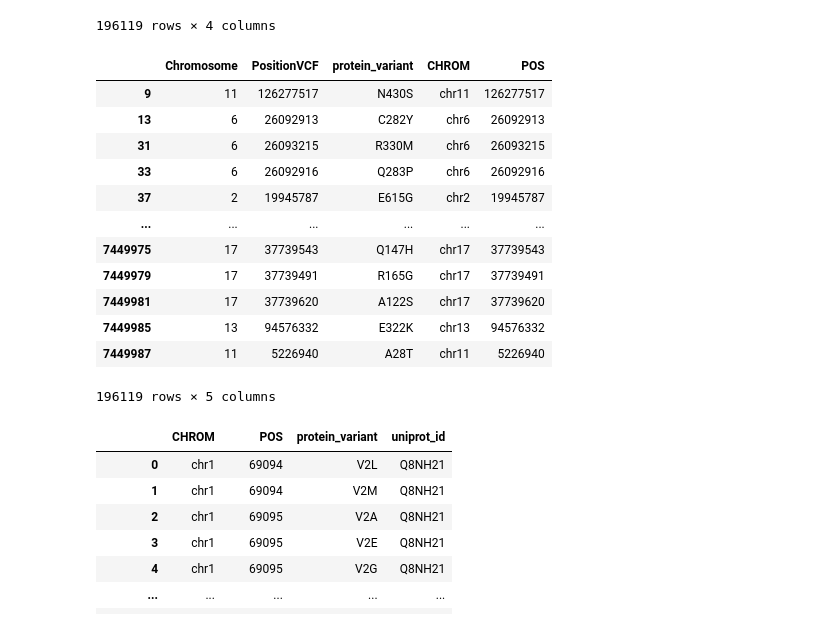
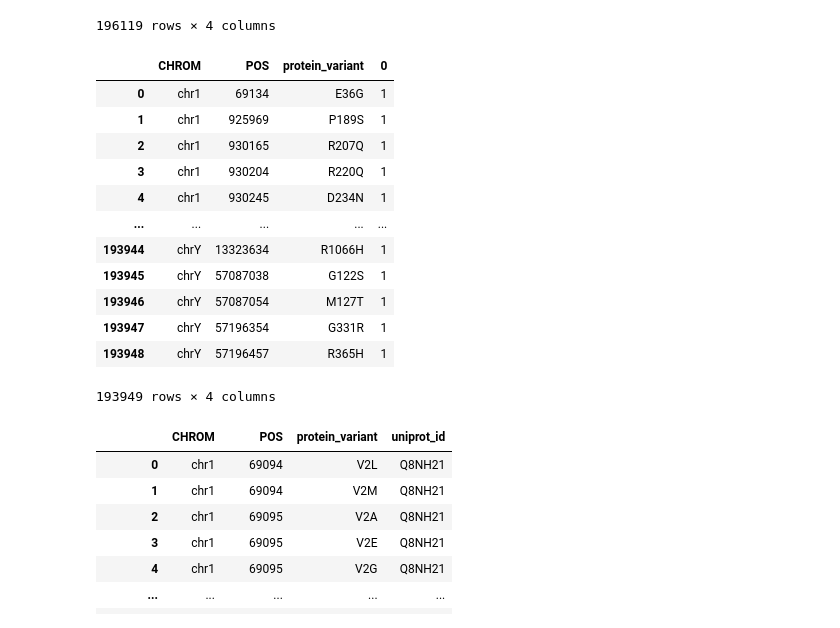
Before and after one commit to uxfacdev/CAGI, a Jupyter notebook: BiConVarNet/Data_collection/collect_variant.ipynb, the cells around one changed output. Cells and saved outputs as stored; diff of their text form; code cells hidden in the pictures.

```diff
--- a/BiConVarNet/Data_collection/collect_variant.ipynb
+++ b/BiConVarNet/Data_collection/collect_variant.ipynb
@@ -121,21 +121,21 @@ clin_key["POS"] = clin_key["PositionVCF"]
 clin_counts = clin_key.groupby(["CHROM", "POS", "protein_variant"]).size()
 clin_unique_keys = clin_counts[clin_counts == 1].reset_index()
 # %%
-clin_key
+clin_unique_keys
 # %% [output]
-|  | Chromosome | PositionVCF | protein_variant | CHROM | POS |
-| 9 | 11 | 126277517 | N430S | chr11 | 126277517 |
-| 13 | 6 | 26092913 | C282Y | chr6 | 26092913 |
-| 31 | 6 | 26093215 | R330M | chr6 | 26093215 |
-| 33 | 6 | 26092916 | Q283P | chr6 | 26092916 |
-| 37 | 2 | 19945787 | E615G | chr2 | 19945787 |
-| ... | ... | ... | ... | ... | ... |
-| 7449975 | 17 | 37739543 | Q147H | chr17 | 37739543 |
-| 7449979 | 17 | 37739491 | R165G | chr17 | 37739491 |
-| 7449981 | 17 | 37739620 | A122S | chr17 | 37739620 |
-| 7449985 | 13 | 94576332 | E322K | chr13 | 94576332 |
-| 7449987 | 11 | 5226940 | A28T | chr11 | 5226940 |
+|  | CHROM | POS | protein_variant | 0 |
+| 0 | chr1 | 69134 | E36G | 1 |
+| 1 | chr1 | 925969 | P189S | 1 |
+| 2 | chr1 | 930165 | R207Q | 1 |
+| 3 | chr1 | 930204 | R220Q | 1 |
+| 4 | chr1 | 930245 | D234N | 1 |
+| ... | ... | ... | ... | ... |
+| 193944 | chrY | 13323634 | R1066H | 1 |
+| 193945 | chrY | 57087038 | G122S | 1 |
+| 193946 | chrY | 57087054 | M127T | 1 |
+| 193947 | chrY | 57196354 | G331R | 1 |
+| 193948 | chrY | 57196457 | R365H | 1 |
-196119 rows × 5 columns
+193949 rows × 4 columns
 # %%
 am_key = am[["CHROM", "POS", "protein_variant", "uniprot_id"]].copy()
 am_counts = am_key.groupby(["CHROM", "POS", "protein_variant"]).size()
```
Also changed, not shown: parts of 1 cell of this notebook, 8 other files.
